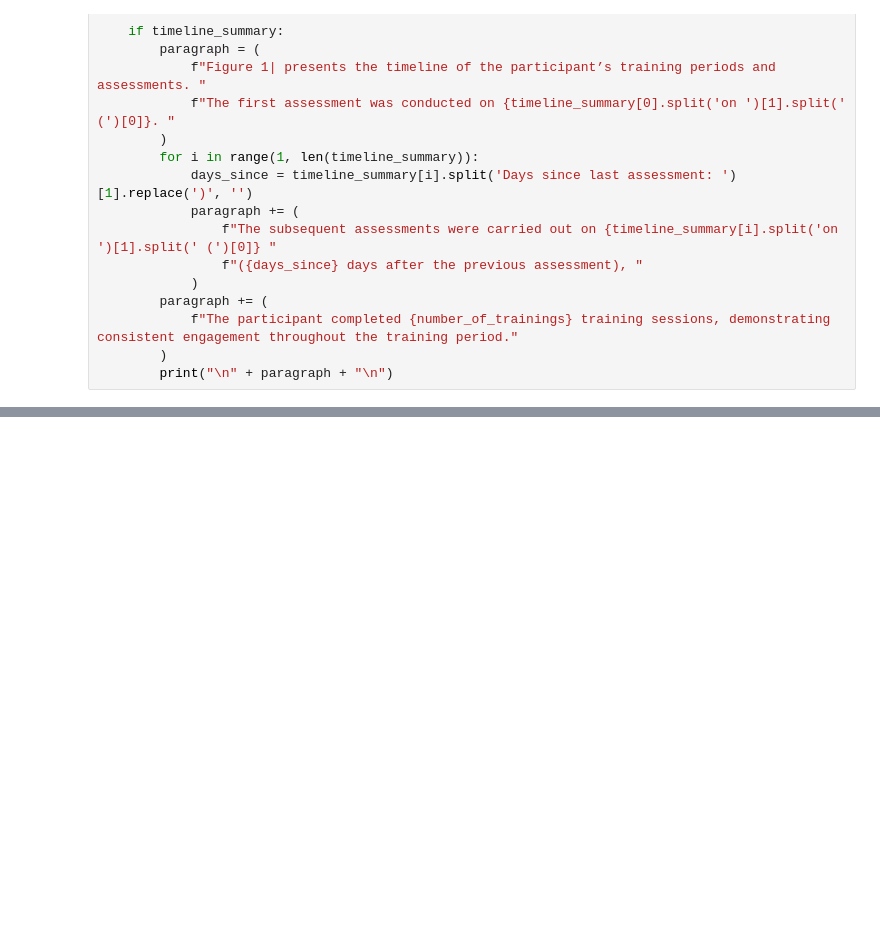
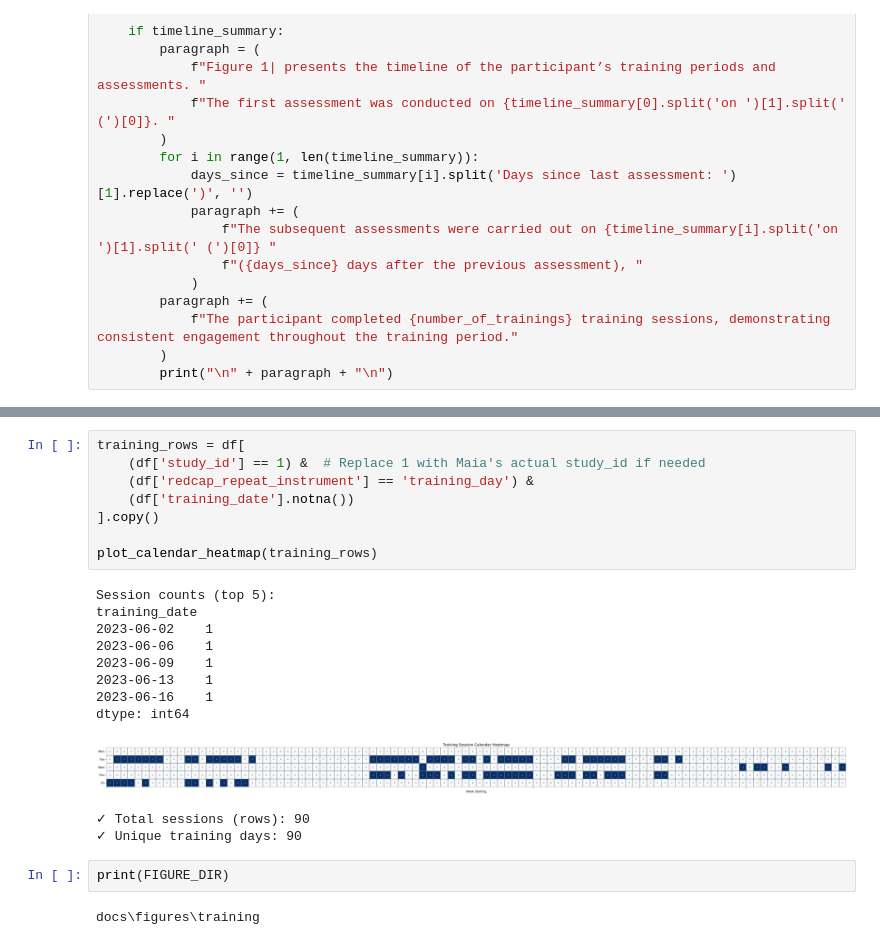
Before and after one commit to PabloHumanMetrics/alterg-pipeline, a Jupyter notebook: notebooks/training/A_DataRead.ipynb, the cells around one changed output, grey strips where cells are left out. Drawn from its saved outputs; the diff is of its cells as text; blank space fills up the shorter version.

Commit message:
improvement on Maia's notebook

```diff
--- a/notebooks/training/A_DataRead.ipynb
+++ b/notebooks/training/A_DataRead.ipynb
@@ -400,0 +666,24 @@ This visualization provides insight into the participant's performance and impro
+# %%
+training_rows = df[
+    (df['study_id'] == 1) &  # Replace 1 with Maia's actual study_id if needed
+    (df['redcap_repeat_instrument'] == 'training_day') &
+    (df['training_date'].notna())
+].copy()
+
+plot_calendar_heatmap(training_rows)
+# %% [output]
+Session counts (top 5):
+training_date
+2023-06-02    1
+2023-06-06    1
+2023-06-09    1
+2023-06-13    1
+2023-06-16    1
+dtype: int64
+[figure, added]
+✓ Total sessions (rows): 90
+✓ Unique training days: 90
+# %%
+print(FIGURE_DIR)
+# %% [output]
+docs\figures\training
```
Also changed, not shown: parts of 7 cells of this notebook, 7 other files.
